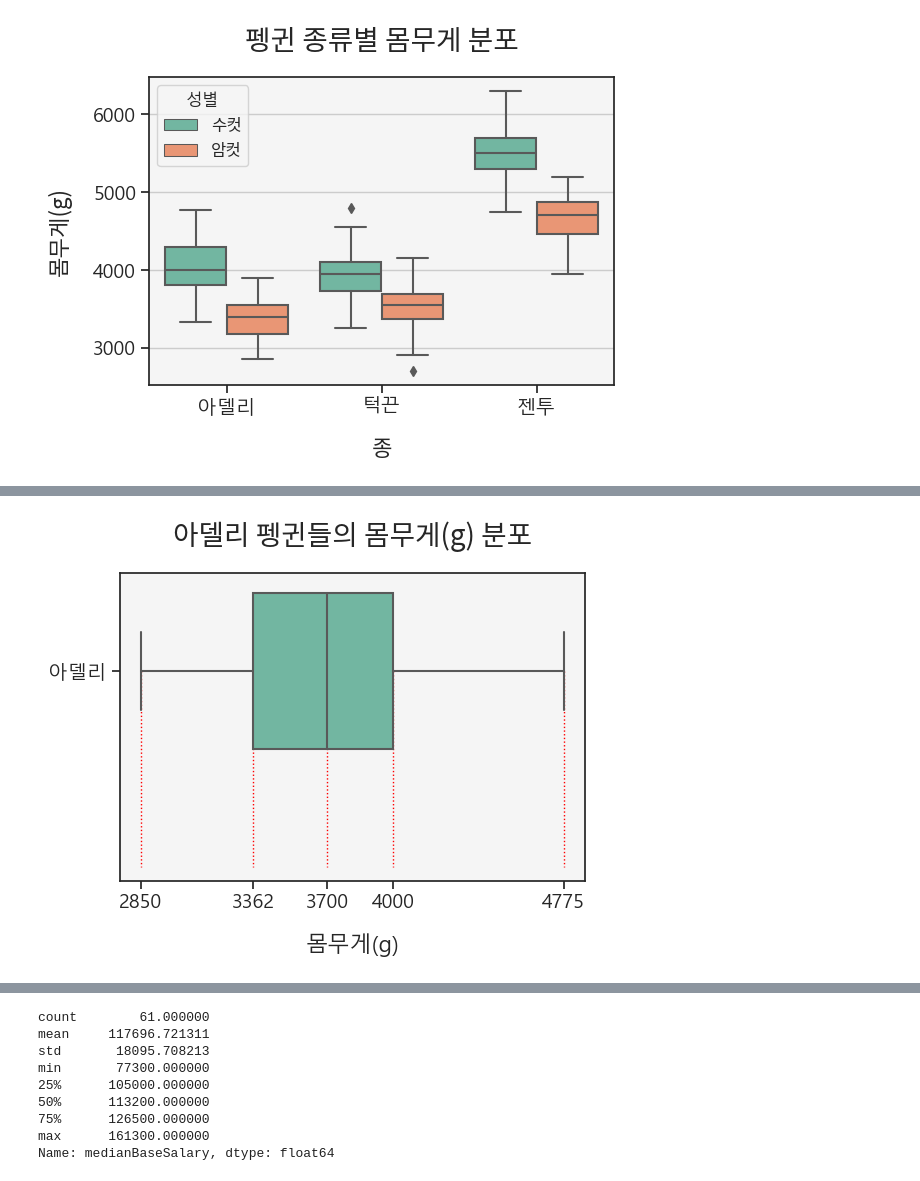
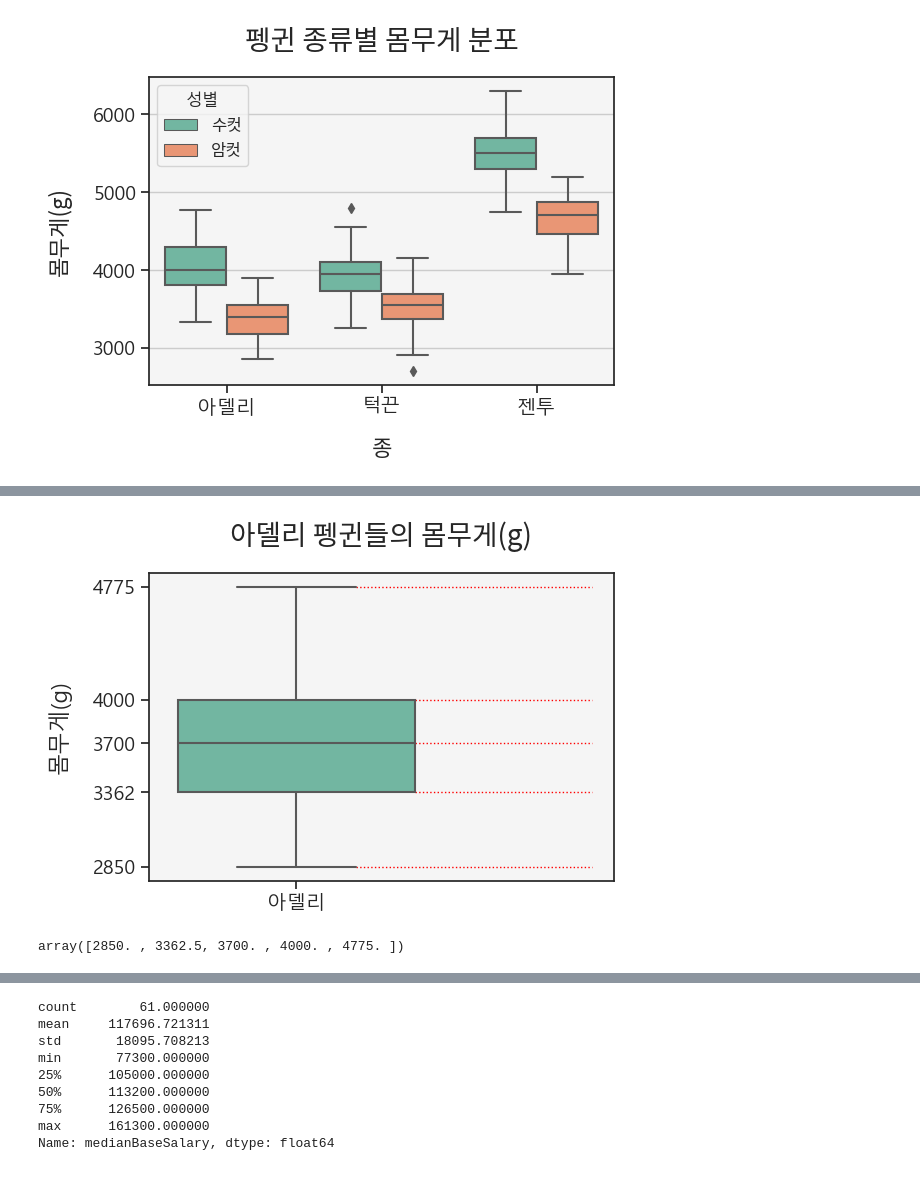
Before and after one commit to jpjun8/C3cube, a Jupyter notebook: DA_Nocode/units_trivial/unit3.ipynb, the cells around one changed output, grey strips where cells are left out. Saved outputs shown, nothing was run; the diff lists cells and outputs as text; code cells hidden in the pictures.

```diff
--- a/DA_Nocode/units_trivial/unit3.ipynb
+++ b/DA_Nocode/units_trivial/unit3.ipynb
@@ -493,18 +505,30 @@ species1.describe()
 # %%
 category = penguin['종'].unique()
 species1 = penguin[penguin['종'] == category[0]].dropna()
 # species1
-ax = sns.boxplot(data=species1, y='종', x='몸무게(g)', orient='h')
-ax.set(xlabel="몸무게(g)", ylabel=None)
-plt.title("아델리 펭귄들의 몸무게(g) 분포", font=path_noto, fontsize=titlef)
+ax = sns.boxplot(data=species1, x='종', y='몸무게(g)')
+ax.set(xlabel=None, ylabel="몸무게(g)")
+plt.title("아델리 펭귄들의 몸무게(g)", font=path_noto, fontsize=titlef)
 
 quant = np.quantile(species1['몸무게(g)'], np.array([0.00, 0.25, 0.50, 0.75, 1.00]))
-ax.vlines(quant, [0] * quant.size, [1] * quant.size, color='red', ls=':', lw=1.0, zorder=0)
-ax.set_xticks(quant)
+# ax.vlines(quant, [0] * quant.size, [1] * quant.size, color='red', ls=':', lw=1.0, zorder=0)
+# ax.set_xticks(quant)
+# ax.hlines(quant, [0.4] * quant.size, [1] * quant.size)
+ax.hlines(2850, 0.2, 1, color='red', ls=':', lw=1.0, zorder=0)
+ax.hlines(3362.5, 0.4, 1, color='red', ls=':', lw=1.0, zorder=0)
+ax.hlines(3700, 0.4, 1, color='red', ls=':', lw=1.0, zorder=0)
+ax.hlines(4000, 0.4, 1, color='red', ls=':', lw=1.0, zorder=0)
+ax.hlines(4775, 0.2, 1, color='red', ls=':', lw=1.0, zorder=0)
+
+ax.set_yticks(quant)
 
 plt.grid(False)
 # %% [output]
-[figure, old version]
+[figure, new version]
+# %%
+quant
+# %% [output]
+array([2850. , 3362.5, 3700. , 4000. , 4775. ])
 # %%
 edu = pd.read_csv('./edu.csv')
 edu1 = edu[['county', 'per_capita_personal_income_2020', 'associate_degree_numbers_2016_2020', 'bachelor_degree_numbers_2016_2020']]
```
Also changed, not shown: parts of 7 cells of this notebook.
